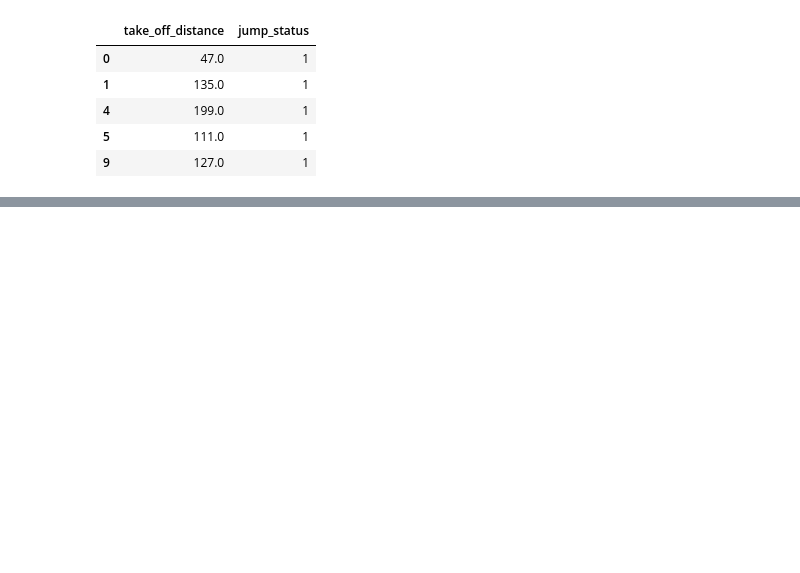
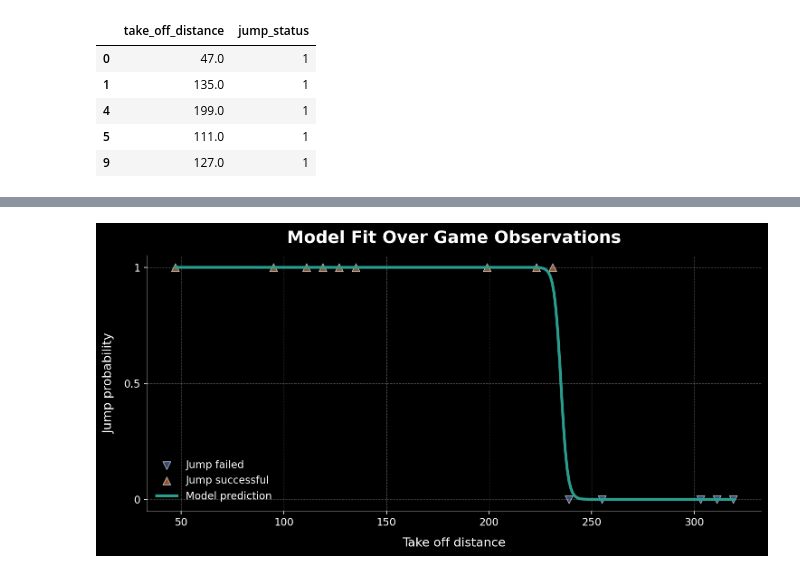
Before and after one commit to RohitMugalya/Chrome-Dino-AI, a Jupyter notebook: rehearsal/data_visualizations.ipynb, the cells around one changed output, grey strips where cells are left out. Saved outputs shown, nothing was run; the diff lists cells and outputs as text; code cells hidden in the pictures; blank space fills up the shorter version.

```diff
--- a/rehearsal/data_visualizations.ipynb
+++ b/rehearsal/data_visualizations.ipynb
@@ -122,0 +128,90 @@ plot_binary_scatter(sample_observations)
+# %%
+w = model.coef_[0][0]
+b = model.intercept_[0]
+# %%
+# Create a smooth x-range for the model line
+x_min, x_max = observations[take_off_distance].min(), observations[take_off_distance].max()
+x_line = np.linspace(x_min, x_max, 300)
+
+# Logistic function
+def sigmoid(z):
+    return 1 / (1 + np.exp(-z))
+
+# Model prediction (probability)
+y_prob = sigmoid(w * x_line + b)
+
+# ---- Plot ----
+plt.figure(figsize=(10, 5), dpi=150)
+
+# Observations — Jump Failed (0)
+plt.scatter(
+    observations[observations[jump_status] == 0][take_off_distance],
+    observations[observations[jump_status] == 0][jump_status],
+    marker="v",
+    s=70,
+    color="#4C72B0",
+    alpha=0.65,
+    edgecolors="white",
+    linewidth=0.8,
+    label="Jump failed"
+)
+
+# Observations — Jump Successful (1)
+plt.scatter(
+    observations[observations[jump_status] == 1][take_off_distance],
+    observations[observations[jump_status] == 1][jump_status],
+    marker="^",
+    s=70,
+    color="#DD8452",
+    alpha=0.65,
+    edgecolors="white",
+    linewidth=0.8,
+    label="Jump successful"
+)
+
+# Logistic regression model line
+plt.plot(
+    x_line,
+    y_prob,
+    color="#2A9D8F",        # calm green for "model intuition"
+    linewidth=3,
+    label="Model prediction"
+)
+
+# Titles & labels
+plt.title(
+    "Model Fit Over Game Observations",
+    fontsize=18,
+    weight="bold",
+    pad=14
+)
+
+plt.xlabel("Take off distance", fontsize=13, labelpad=10)
+plt.ylabel("Jump probability", fontsize=13, labelpad=10)
+
+# Y-axis formatting
+plt.yticks([0, 0.5, 1], ["0", "0.5", "1"], fontsize=11)
+plt.xticks(fontsize=11)
+
+# Subtle grid
+plt.grid(
+    True,
+    linestyle="--",
+    linewidth=0.6,
+    alpha=0.3
+)
+
+# Clean blog-style frame
+ax = plt.gca()
+ax.spines["top"].set_visible(False)
+ax.spines["right"].set_visible(False)
+ax.spines["left"].set_alpha(0.4)
+ax.spines["bottom"].set_alpha(0.4)
+
+# Legend
+plt.legend(frameon=False, fontsize=11, loc="lower left")
+
+plt.tight_layout()
+plt.show()
+# %% [output]
+[figure, added]
```
Also changed, not shown: parts of 5 cells of this notebook, 2 other files.
